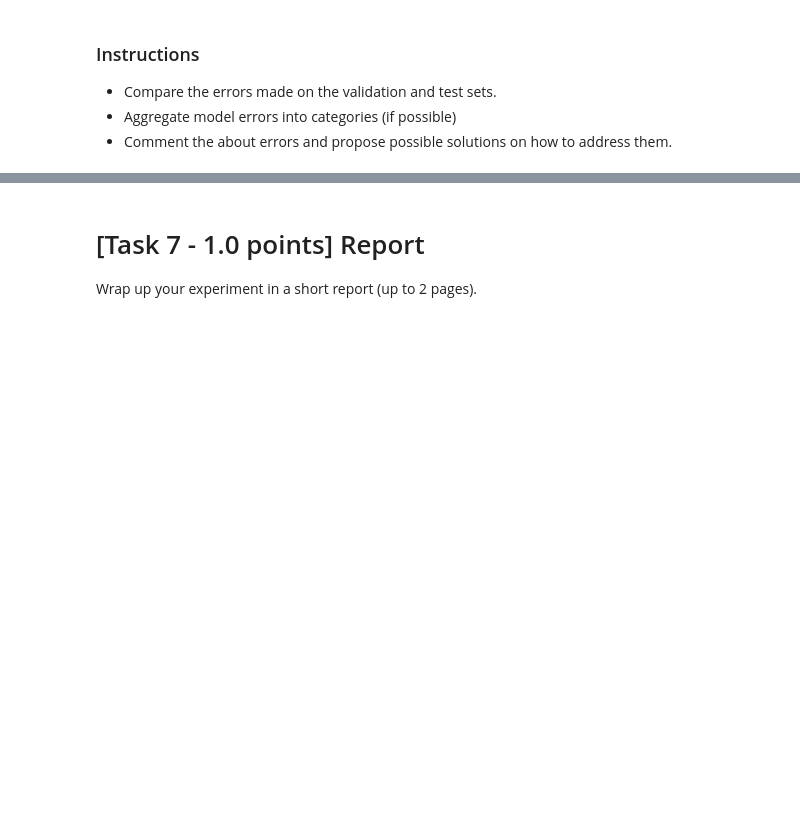
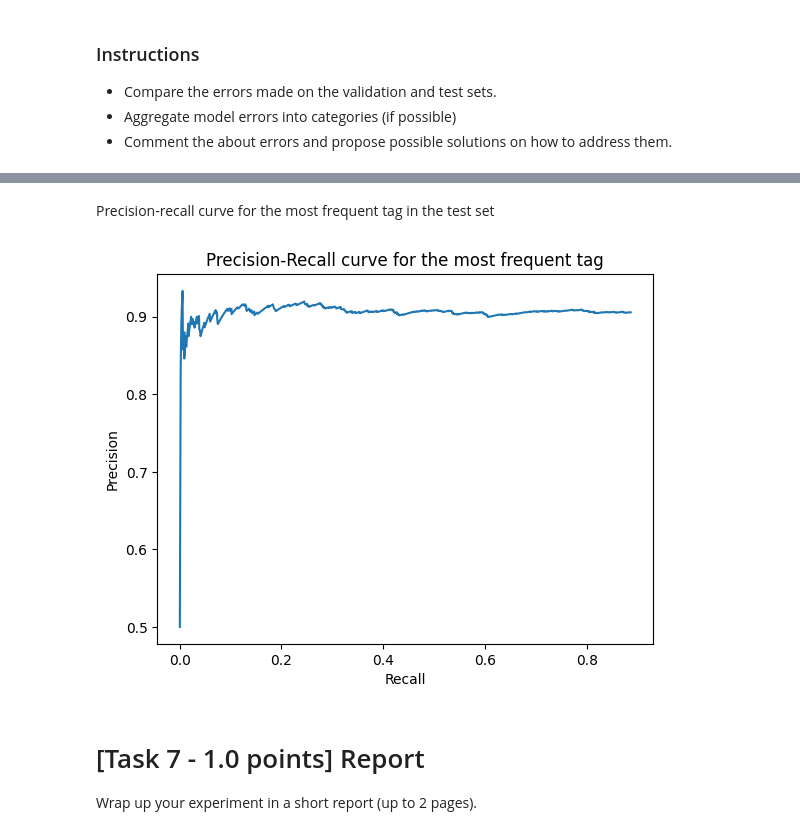
Before and after one commit to AndreaZecca/NLP-assignments, a Jupyter notebook: Assignment-1/Assignment1.ipynb, the cells around one changed output, grey strips where cells are left out. Cells and saved outputs as stored; diff of their text form; code cells hidden in the pictures; blank space fills up the shorter version.

```diff
--- a/Assignment-1/Assignment1.ipynb
+++ b/Assignment-1/Assignment1.ipynb
@@ -1126,3 +1251,43 @@ WRB --> ('NN', 1)
+# %% [markdown]
+Precision-recall curve for the most frequent tag in the test set
+# %%
+from sklearn.metrics import precision_recall_curve
+
+# compute precision-recall curve for the most frequent tag in the test set
+most_frequent_tag = most_frequent_tags['test'][0]
+total_pred = len(best_model_pred_test)
+points = 1000
+precision = []
+recall = []
+
+total_tp = np.sum([1 for i in range(total_pred) if best_model_pred_test[i] == best_model_targ_test[i] and best_model_pred_test[i] == vocab.t2i(most_frequent_tag)])
+total_fp = np.sum([1 for i in range(total_pred) if best_model_pred_test[i] == vocab.t2i(most_frequent_tag) and best_model_targ_test[i] != vocab.t2i(most_frequent_tag)])
+total_fn = np.sum([1 for i in range(total_pred) if best_model_pred_test[i] != vocab.t2i(most_frequent_tag) and best_model_targ_test[i] == vocab.t2i(most_frequent_tag)])
+
+for i in range(points+1):
+    ending = min(int(total_pred * (i+1) / points) - 1, total_pred)
+    actual_pred = best_model_pred_test[:ending]
+    actual_targ = best_model_targ_test[:ending]
+
+    actual_pred = [vocab.i2t(i) for i in actual_pred.tolist()]
+    actual_targ = [vocab.i2t(i) for i in actual_targ.tolist()]
+
+    tp, fp, fn = 0, 0, 0
+    # compute precision and recall
+    tp = sum([1 for i in range(len(actual_pred)) if actual_pred[i] == most_frequent_tag and actual_targ[i] == most_frequent_tag])
+    fp = sum([1 for i in range(len(actual_pred)) if actual_pred[i] == most_frequent_tag and actual_targ[i] != most_frequent_tag])
+    fn = sum([1 for i in range(len(actual_pred)) if actual_pred[i] != most_frequent_tag and actual_targ[i] == most_frequent_tag])
+    if tp + fp != 0 and tp + fn != 0:
+        precision.append(tp / (tp + fp))
+        recall.append(tp / (total_tp + total_fn))
+
+plt.plot(recall, precision)
+plt.xlabel('Recall')
+plt.ylabel('Precision')
+plt.title('Precision-Recall curve for the most frequent tag')
+plt.show()
+# %% [output]
+[figure, added]
 # %% [markdown]
 # [Task 7 - 1.0 points] Report
 
```
Also changed, not shown: parts of 17 cells of this notebook.
